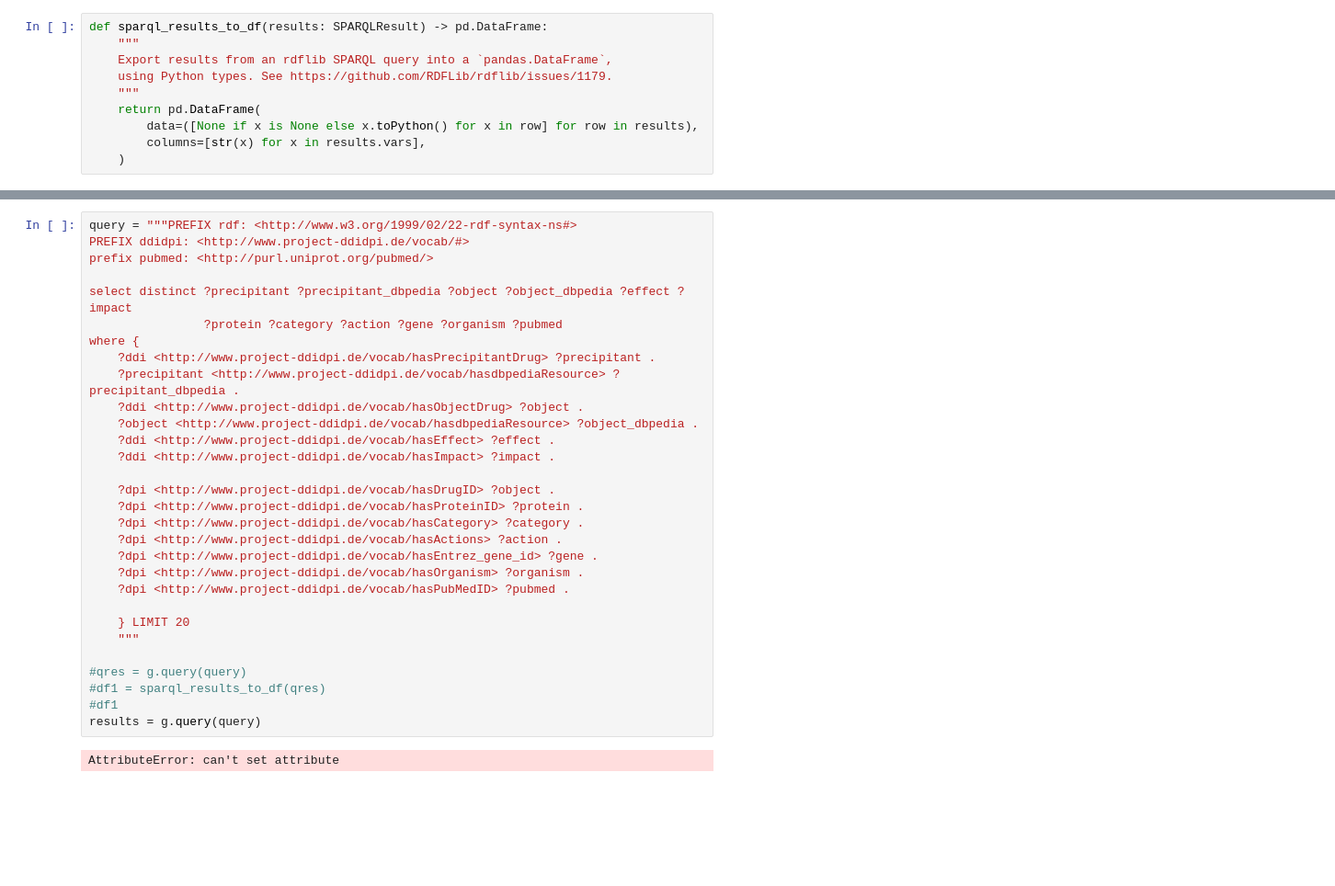
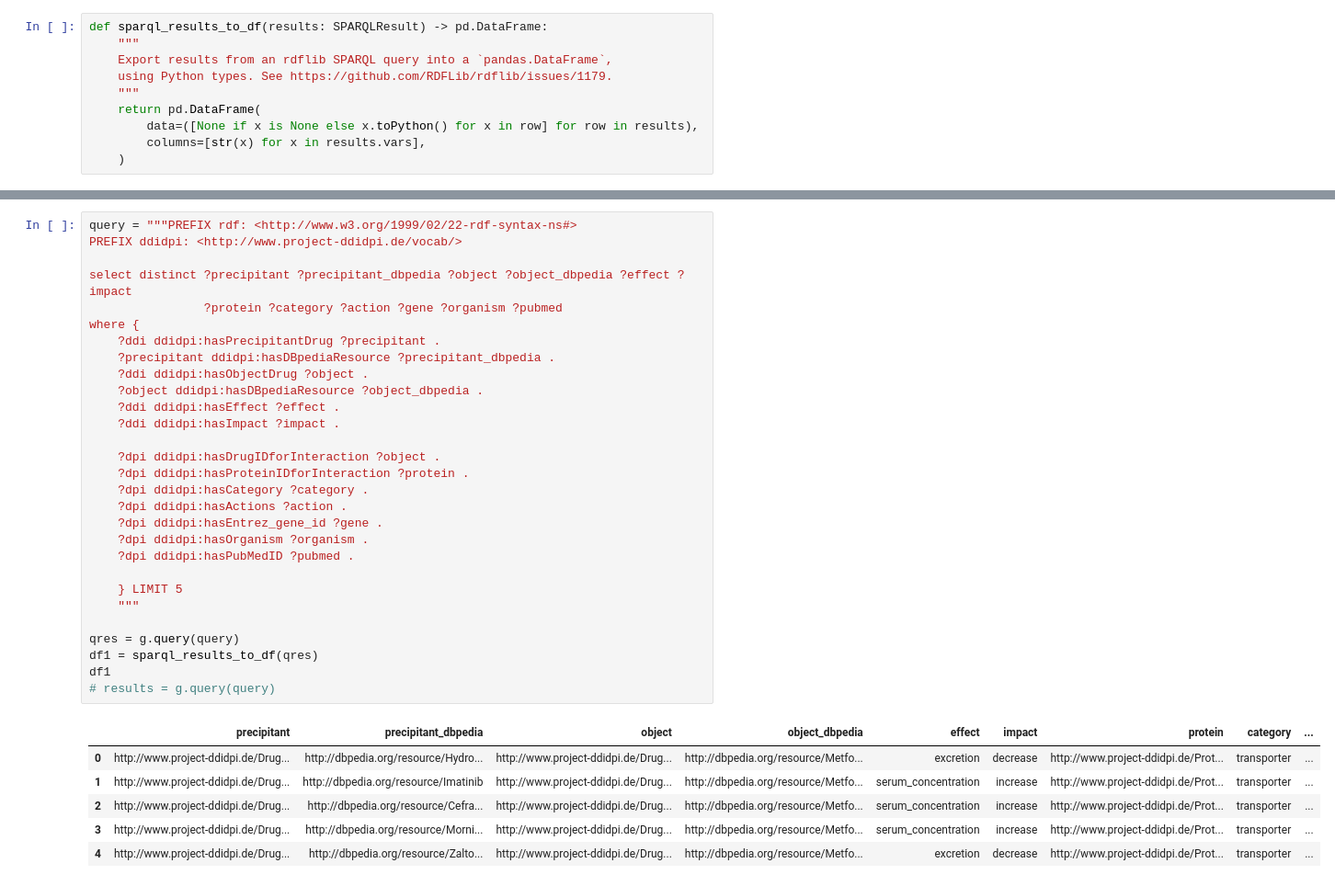
Before and after one commit to SDM-TIB/Project_Scientific_DB_Programming, a Jupyter notebook: traverse_DDI-DPI_KG.ipynb, the cells around one changed output, grey strips where cells are left out. Shown at 92% size. Saved outputs shown, nothing was run; the diff lists cells and outputs as text; blank space fills up the shorter version.

```diff
--- a/traverse_DDI-DPI_KG.ipynb
+++ b/traverse_DDI-DPI_KG.ipynb
@@ -20,32 +20,36 @@ g.parse("dataset/graph/ddidpi.nt", format="ttl")
 # %%
 query = """PREFIX rdf: <http://www.w3.org/1999/02/22-rdf-syntax-ns#>
-PREFIX ddidpi: <http://www.project-ddidpi.de/vocab/#>
-prefix pubmed: <http://purl.uniprot.org/pubmed/>
+PREFIX ddidpi: <http://www.project-ddidpi.de/vocab/>
 
 select distinct ?precipitant ?precipitant_dbpedia ?object ?object_dbpedia ?effect ?impact
                 ?protein ?category ?action ?gene ?organism ?pubmed
 where {
-    ?ddi <http://www.project-ddidpi.de/vocab/hasPrecipitantDrug> ?precipitant .
-    ?precipitant <http://www.project-ddidpi.de/vocab/hasdbpediaResource> ?precipitant_dbpedia .
-    ?ddi <http://www.project-ddidpi.de/vocab/hasObjectDrug> ?object .
-    ?object <http://www.project-ddidpi.de/vocab/hasdbpediaResource> ?object_dbpedia .
-    ?ddi <http://www.project-ddidpi.de/vocab/hasEffect> ?effect .
-    ?ddi <http://www.project-ddidpi.de/vocab/hasImpact> ?impact .
+    ?ddi ddidpi:hasPrecipitantDrug ?precipitant .
+    ?precipitant ddidpi:hasDBpediaResource ?precipitant_dbpedia .
+    ?ddi ddidpi:hasObjectDrug ?object .
+    ?object ddidpi:hasDBpediaResource ?object_dbpedia .
+    ?ddi ddidpi:hasEffect ?effect .
+    ?ddi ddidpi:hasImpact ?impact .
 
-    ?dpi <http://www.project-ddidpi.de/vocab/hasDrugID> ?object .
-    ?dpi <http://www.project-ddidpi.de/vocab/hasProteinID> ?protein .
-    ?dpi <http://www.project-ddidpi.de/vocab/hasCategory> ?category .
-    ?dpi <http://www.project-ddidpi.de/vocab/hasActions> ?action .
-    ?dpi <http://www.project-ddidpi.de/vocab/hasEntrez_gene_id> ?gene .
-    ?dpi <http://www.project-ddidpi.de/vocab/hasOrganism> ?organism .
-    ?dpi <http://www.project-ddidpi.de/vocab/hasPubMedID> ?pubmed .
+    ?dpi ddidpi:hasDrugIDforInteraction ?object .
+    ?dpi ddidpi:hasProteinIDforInteraction ?protein .
+    ?dpi ddidpi:hasCategory ?category .
+    ?dpi ddidpi:hasActions ?action .
+    ?dpi ddidpi:hasEntrez_gene_id ?gene .
+    ?dpi ddidpi:hasOrganism ?organism .
+    ?dpi ddidpi:hasPubMedID ?pubmed .
 
-    } LIMIT 20
+    } LIMIT 5
     """
 
-#qres = g.query(query)
-#df1 = sparql_results_to_df(qres)
-#df1
-results = g.query(query)
+qres = g.query(query)
+df1 = sparql_results_to_df(qres)
+df1
+# results = g.query(query)
 # %% [output]
-AttributeError: can't set attribute
+|  | precipitant | precipitant_dbpedia | object | object_dbpedia | effect | impact | protein | category | ... |
+| 0 | http://www.project-ddidpi.de/Drug... | http://dbpedia.org/resource/Hydro... | http://www.project-ddidpi.de/Drug... | http://dbpedia.org/resource/Metfo... | excretion | decrease | http://www.project-ddidpi.de/Prot... | transporter | ... |
+| 1 | http://www.project-ddidpi.de/Drug... | http://dbpedia.org/resource/Imatinib | http://www.project-ddidpi.de/Drug... | http://dbpedia.org/resource/Metfo... | serum_concentration | increase | http://www.project-ddidpi.de/Prot... | transporter | ... |
+| 2 | http://www.project-ddidpi.de/Drug... | http://dbpedia.org/resource/Cefra... | http://www.project-ddidpi.de/Drug... | http://dbpedia.org/resource/Metfo... | serum_concentration | increase | http://www.project-ddidpi.de/Prot... | transporter | ... |
+| 3 | http://www.project-ddidpi.de/Drug... | http://dbpedia.org/resource/Morni... | http://www.project-ddidpi.de/Drug... | http://dbpedia.org/resource/Metfo... | serum_concentration | increase | http://www.project-ddidpi.de/Prot... | transporter | ... |
+| 4 | http://www.project-ddidpi.de/Drug... | http://dbpedia.org/resource/Zalto... | http://www.project-ddidpi.de/Drug... | http://dbpedia.org/resource/Metfo... | excretion | decrease | http://www.project-ddidpi.de/Prot... | transporter | ... |
```
Also changed, not shown: parts of 19 cells of this notebook, 11 other files.
